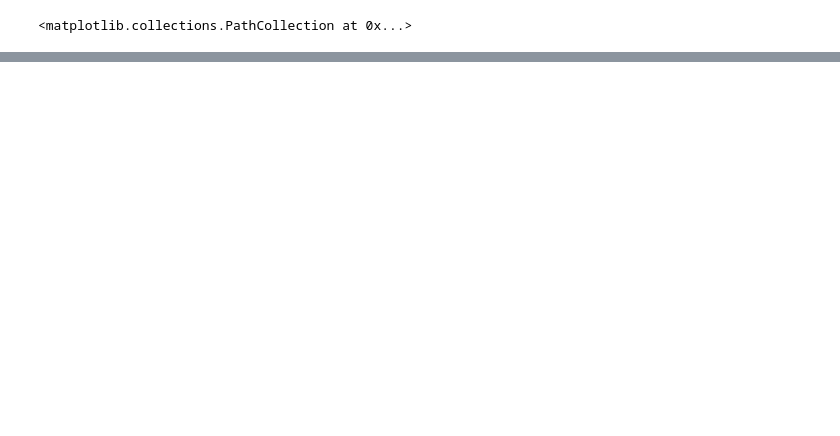
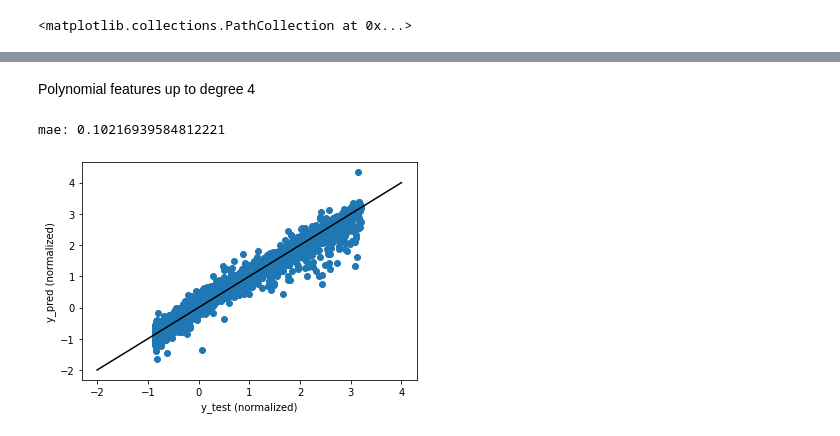
Before and after one commit to mishasilva01/FAA_project2, a Jupyter notebook: script.ipynb, the cells around one changed output, grey strips where cells are left out. Cells and saved outputs as stored; diff of their text form; code cells hidden in the pictures; blank space fills up the shorter version.

```diff
--- a/script.ipynb
+++ b/script.ipynb
@@ -448,0 +529,7 @@ plt.scatter(y_test, y_predict)
+# %% [markdown]
+Polynomial features up to degree 4
+# %%
+modelAuto(PolyDegree = 4)
+# %% [output]
+mae: 0.10216939584812221
+[figure, added]
```
Also changed, not shown: parts of 14 cells of this notebook.
